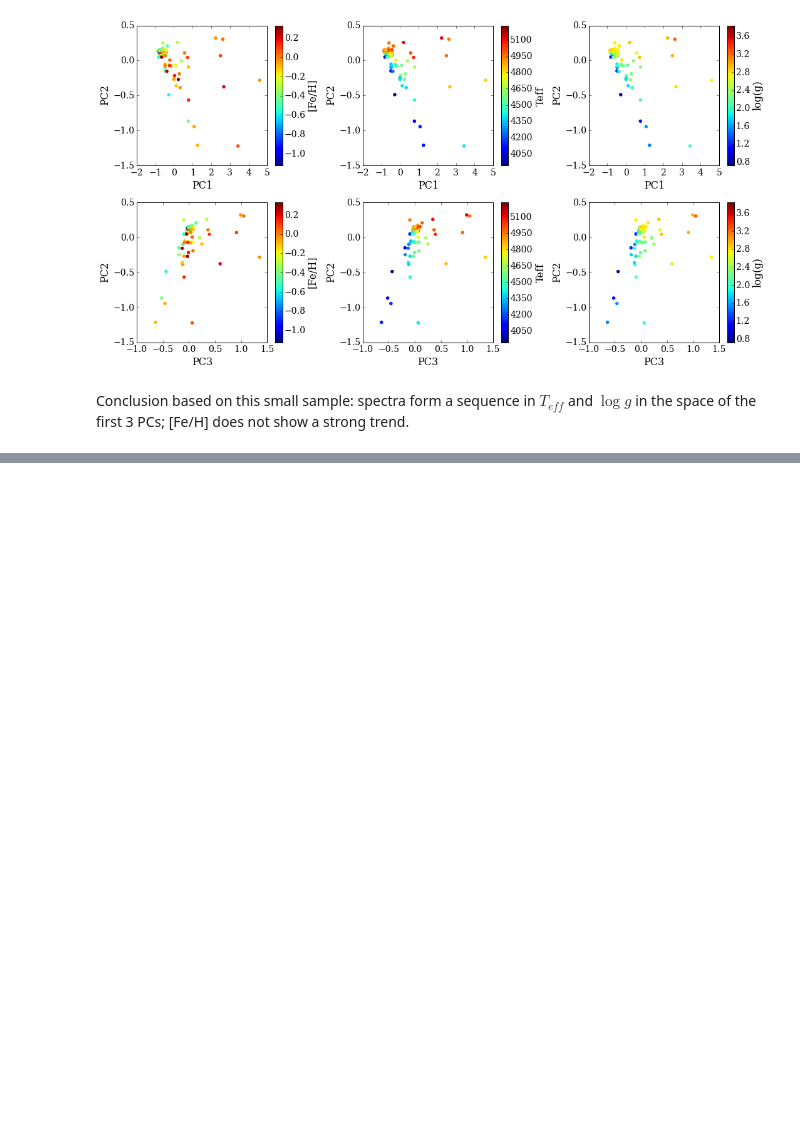
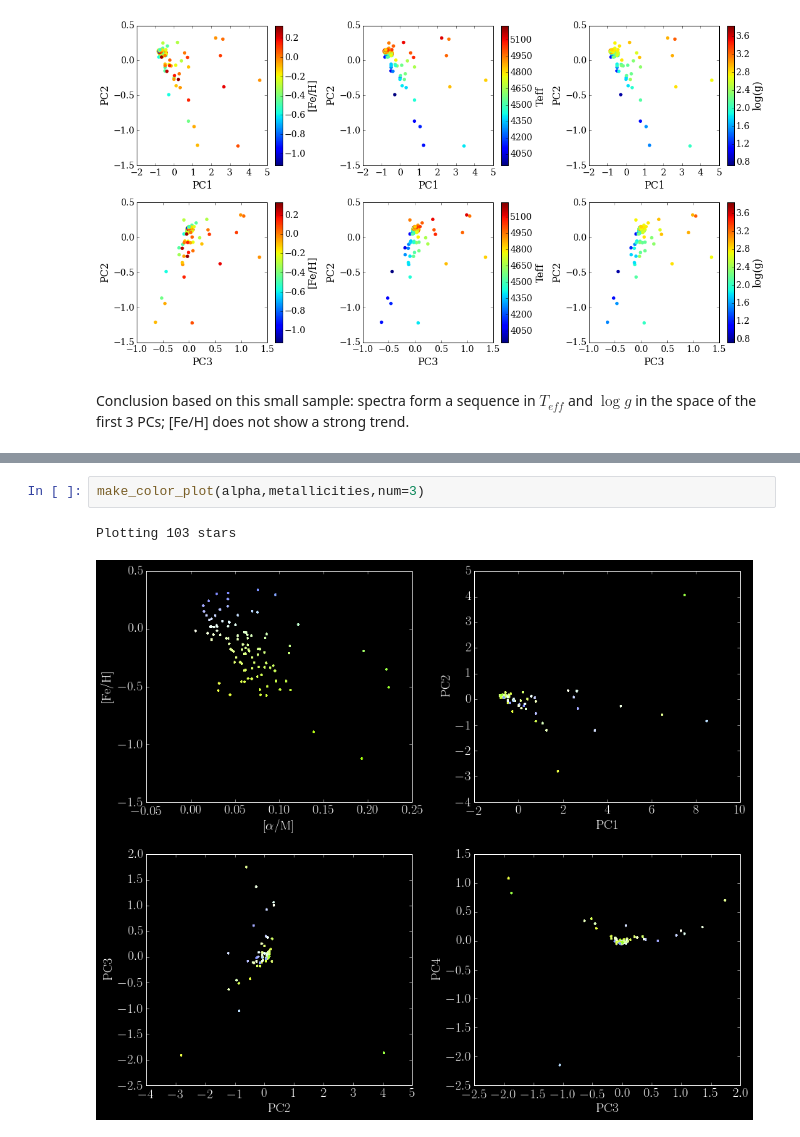
Before and after one commit to 2015ASTR511/DimRed, a Jupyter notebook: InitialExperiments/PCA_APOGEE.ipynb, the cells around one changed output, grey strips where cells are left out. Cells and saved outputs as stored; diff of their text form; blank space fills up the shorter version.

```diff
--- a/InitialExperiments/PCA_APOGEE.ipynb
+++ b/InitialExperiments/PCA_APOGEE.ipynb
@@ -393,0 +420,5 @@ plot_color()
+# %%
+make_color_plot(alpha,metallicities,num=3)
+# %% [output]
+Plotting 103 stars
+[figure, added]
```
Also changed, not shown: parts of 9 cells of this notebook.
